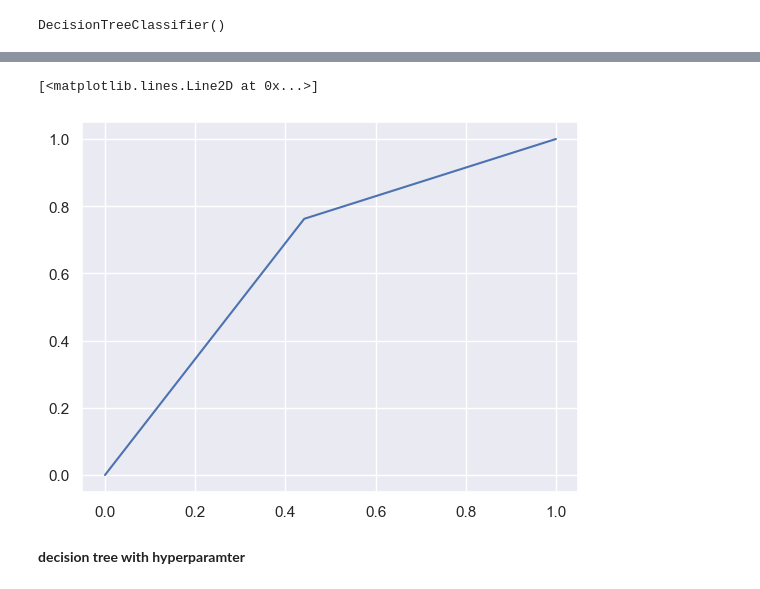
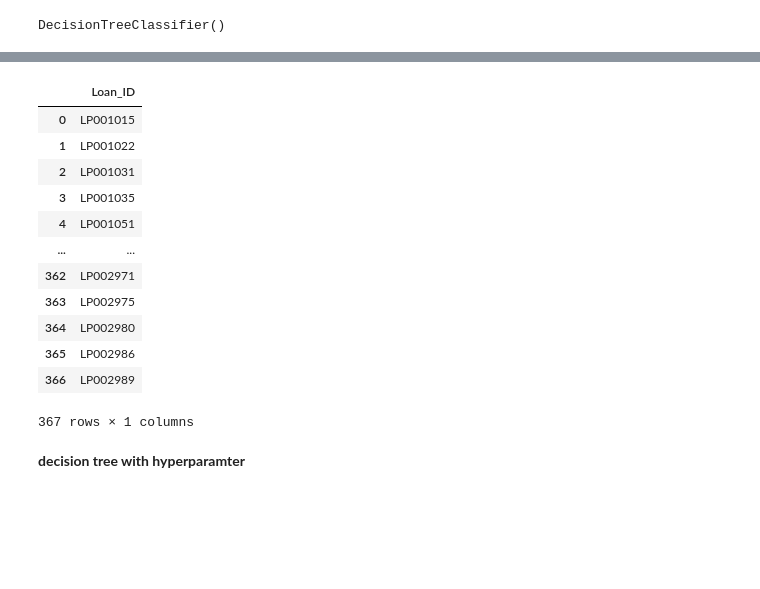
Before and after one commit to pankaj7322/Loan-Prediction, a Jupyter notebook: loan_prediction_new.ipynb, the cells around one changed output, grey strips where cells are left out. Saved outputs shown, nothing was run; the diff lists cells and outputs as text; code cells hidden in the pictures; blank space fills up the shorter version.

```diff
--- a/loan_prediction_new.ipynb
+++ b/loan_prediction_new.ipynb
@@ -542,9 +480,18 @@ True postive: 61
-# %%
-# ROC AUC curver
-from sklearn.metrics import roc_curve
-y_dt_pred_prob = dtree.predict_proba(X_test)[:,1]
-fpr, tpr, threshold = roc_curve(y_test, y_dt_pred_prob)
-plt.plot(fpr, tpr)
-# %% [output]
-[<matplotlib.lines.Line2D at 0x...>]
-[figure, removed]
+# %%
+df = pd.read_csv('test.csv')
+Loan_ID = df[['Loan_ID']]
+Loan_ID
+# %% [output]
+|  | Loan_ID |
+| 0 | LP001015 |
+| 1 | LP001022 |
+| 2 | LP001031 |
+| 3 | LP001035 |
+| 4 | LP001051 |
+| ... | ... |
+| 362 | LP002971 |
+| 363 | LP002975 |
+| 364 | LP002980 |
+| 365 | LP002986 |
+| 366 | LP002989 |
+367 rows × 1 columns
```
Also changed, not shown: parts of 34 cells of this notebook, 4 other files.
